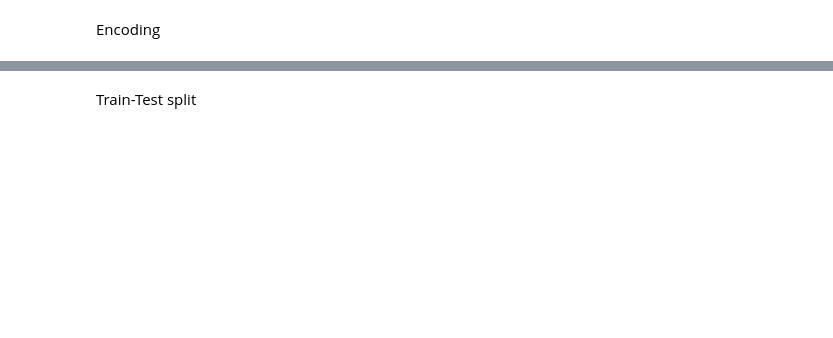
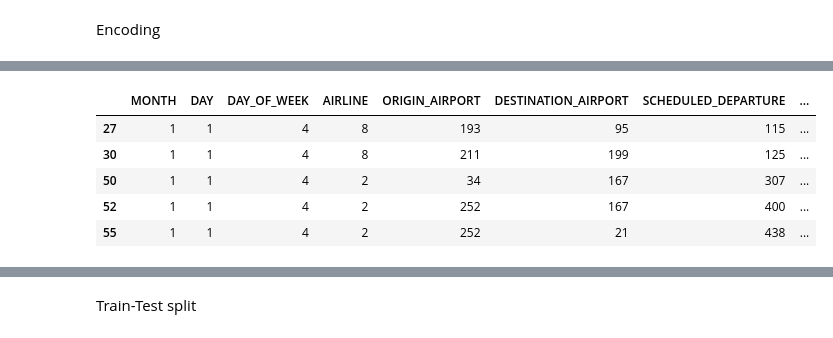
Before and after one commit to Draztrazz/BigDataProject, a Jupyter notebook: Preprocessing_fr.ipynb, the cells around one changed output, grey strips where cells are left out. Saved outputs shown, nothing was run; the diff lists cells and outputs as text; code cells hidden in the pictures; blank space fills up the shorter version.

```diff
--- a/Preprocessing_fr.ipynb
+++ b/Preprocessing_fr.ipynb
@@ -144,0 +156,9 @@ df_fd_enc.shape
+# %%
+df_fd.head()
+# %% [output]
+|  | MONTH | DAY | DAY_OF_WEEK | AIRLINE | ORIGIN_AIRPORT | DESTINATION_AIRPORT | SCHEDULED_DEPARTURE | ... |
+| 27 | 1 | 1 | 4 | 8 | 193 | 95 | 115 | ... |
+| 30 | 1 | 1 | 4 | 8 | 211 | 199 | 125 | ... |
+| 50 | 1 | 1 | 4 | 2 | 34 | 167 | 307 | ... |
+| 52 | 1 | 1 | 4 | 2 | 252 | 167 | 400 | ... |
+| 55 | 1 | 1 | 4 | 2 | 252 | 21 | 438 | ... |
```
Also changed, not shown: parts of 15 cells of this notebook.
